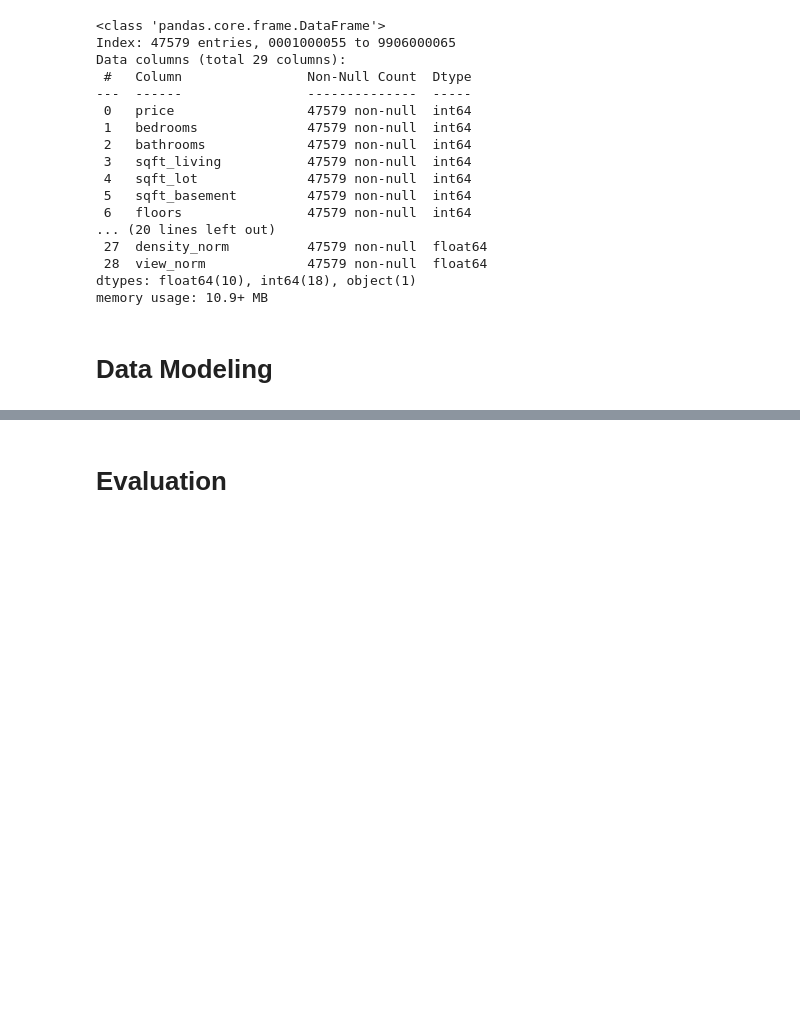
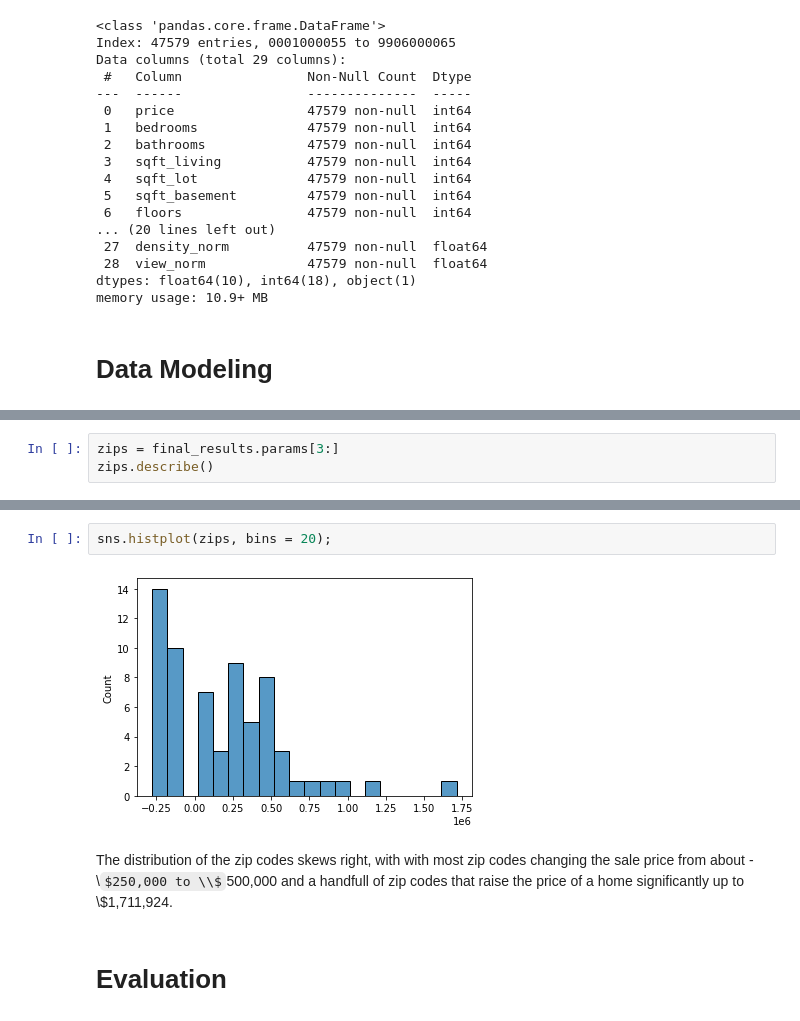
Before and after one commit to rlodetti/Housing_Project, a Jupyter notebook: Housing Project.ipynb, the cells around one changed output, grey strips where cells are left out. Drawn from its saved outputs; the diff is of its cells as text; some formulas as TeX source; blank space fills up the shorter version.

```diff
--- a/Housing Project.ipynb
+++ b/Housing Project.ipynb
@@ -350,0 +413,3 @@ Questions to consider:
+# %%
+zips = final_results.params[3:]
+zips.describe()
@@ -351,3 +426,9 @@ Questions to consider:
+# %%
+sns.histplot(zips, bins = 20);
+# %% [output]
+[figure, added]
+# %% [markdown]
+The distribution of the zip codes skews right, with with most zip codes changing the sale price from about -\\$250,000 to \\$500,000 and a handfull of zip codes that raise the price of a home significantly up to \\$1,711,924.
 # %% [markdown]
 # Evaluation
 # %% [markdown]
```
Also changed, not shown: parts of 20 cells of this notebook, 7 other files.
